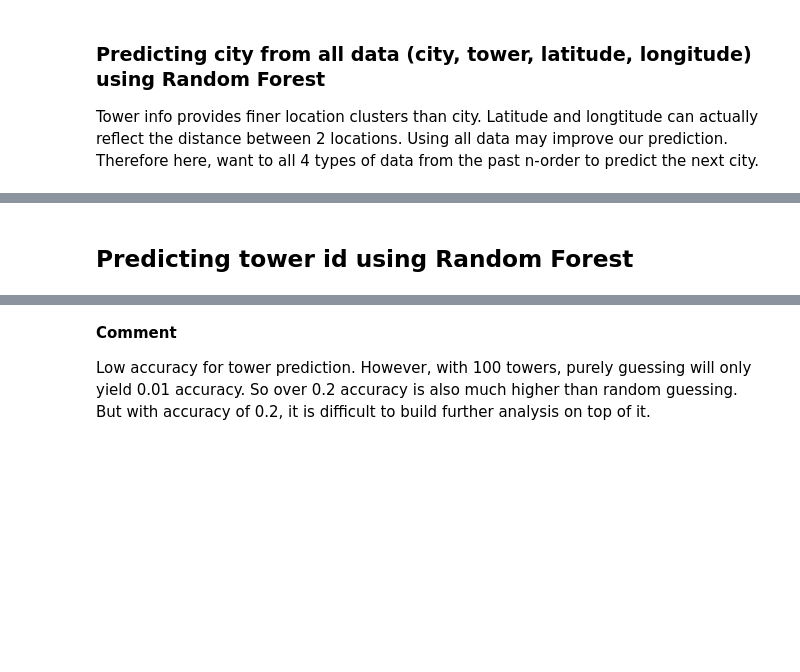
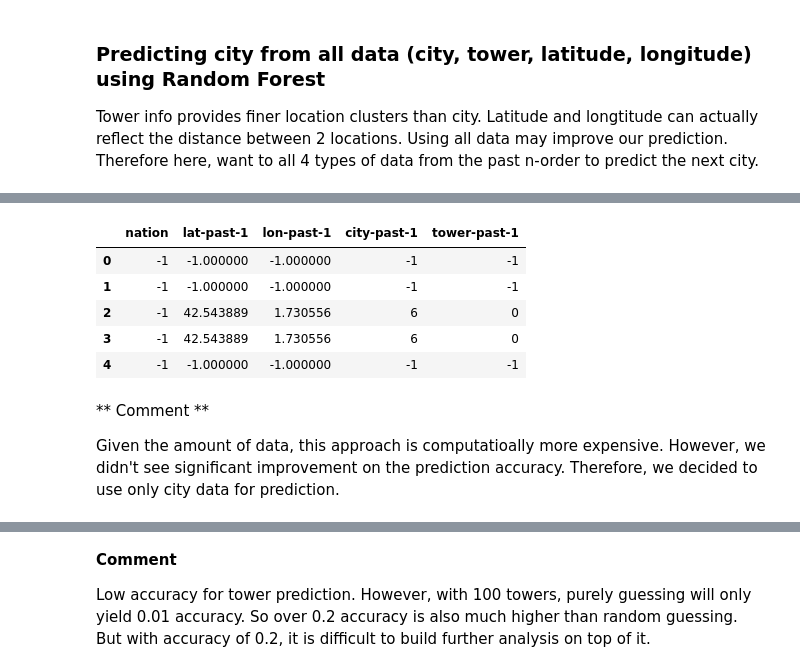
Before and after one commit to Firenze11/location_intelligence, a Jupyter notebook: FinalProject_Part2_Modeling.ipynb, the cells around one changed output, grey strips where cells are left out. Drawn from its saved outputs; the diff is of its cells as text; code cells hidden in the pictures; blank space fills up the shorter version.

```diff
--- a/FinalProject_Part2_Modeling.ipynb
+++ b/FinalProject_Part2_Modeling.ipynb
@@ -908,10 +905,10 @@ trees = [1]+range(2,21,2)
 for order in orders:
     print order
     Xtrain_all, ytrain_ct = get_Xy_all(order=order, Fdict=French, Sdict=Spanish, Fkey=Ftrkey, Skey=Strkey, city=True)
-    Xcv_all, ycv_ct = get_X(order=order, Fdict=French, Sdict=Spanish, Fkey=Fcvkey, Skey=Scvkey, city=True)
+    Xcv_all, ycv_ct = get_Xy_all(order=order, Fdict=French, Sdict=Spanish, Fkey=Fcvkey, Skey=Scvkey, city=True)
     for tree in trees:
-        clfForest_ct = RandomForestClassifier(n_estimators=tree)
-        clfForest_ct.fit(Xtrain_all, ytrain_ct)
-        ypredcv_ct = clfForest_ct.predict(Xcv_all)
+        clfForest_ct_all = RandomForestClassifier(n_estimators=tree)
+        clfForest_ct_all.fit(Xtrain_all, ytrain_ct)
+        ypredcv_ct = clfForest_ct_all.predict(Xcv_all)
         suc = sum((np.array(ypredcv_ct)-np.array(ycv_ct))==0)*1./len(ycv_ct)
         accdict_all.update({(order, tree): suc})
@@ -918,3 +948,9 @@ for order in orders:
+# %%
+with open('tempdata/ML_fn/RF_ct_alldata/accdict_all.p', 'w') as rfallctof1:
+    pickle.dump(accdict_all, rfallctof1)
+# %%
+with open('tempdata/ML_fn/RF_ct_alldata/accdict_all.p', 'r') as rfallctof1:
+    accdict_all=pickle.load(rfallctof1)
 # %%
 maxtup_all=max(accdict_all, key=accdict_all.get)
 maxtup_all
@@ -921,9 +959,9 @@ maxtup_all
 # %%
-order = maxtup[0]
-tree = maxtup[1]
+order = maxtup_all[0]
+tree = maxtup_all[1]
 
 Xtrain_ct_fn_all, ytrain_ct_fn = get_Xy_all(order=order, Fdict=French, Sdict=Spanish, Fkey=Ftrainkey, Skey=Strainkey, city=True)
-Xtest_ct_all, ytest_ct = get_X(order=order, Fdict=French, Sdict=Spanish, Fkey=Ftestkey, Skey=Stestkey, city=True)
+Xtest_ct_all, ytest_ct = get_Xy_all(order=order, Fdict=French, Sdict=Spanish, Fkey=Ftestkey, Skey=Stestkey, city=True)
 
 clfForest_ct_all = RandomForestClassifier(n_estimators=tree)
 clfForest_ct_all.fit(Xtrain_ct_fn_all, ytrain_ct_fn)
@@ -934,3 +974,16 @@ suc
+# %%
+Xtrain_ct_fn_all.head()
+# %% [output]
+|  | nation | lat-past-1 | lon-past-1 | city-past-1 | tower-past-1 |
+| 0 | -1 | -1.000000 | -1.000000 | -1 | -1 |
+| 1 | -1 | -1.000000 | -1.000000 | -1 | -1 |
+| 2 | -1 | 42.543889 | 1.730556 | 6 | 0 |
+| 3 | -1 | 42.543889 | 1.730556 | 6 | 0 |
+| 4 | -1 | -1.000000 | -1.000000 | -1 | -1 |
+# %% [markdown]
+** Comment **
+
+Given the amount of data, this approach is computatioally more expensive. However, we didn't see significant improvement on the prediction accuracy. Therefore, we decided to use only city data for prediction.
 # %%
 with open('tempdata/ML_fn/RF_ct_alldata/accdict_all.p', 'w') as rfallctof1:
     pickle.dump(accdict_all, rfallctof1)
@@ -942,5 +995,3 @@ with open('tempdata/ML_fn/RF_ct_alldata/ypredtest_ct_all.p', 'w') as rfallctof4:
     pickle.dump(ypredtest_ct_all, rfallctof4)
 with open('tempdata/ML_fn/RF_ct_alldata/clfForest_ct_all.p', 'w') as rfallctof5:
     pickle.dump(clfForest_ct_all, rfallctof5)
-# %% [markdown]
-## Predicting tower id using Random Forest
```
Also changed, not shown: parts of 52 cells of this notebook.
